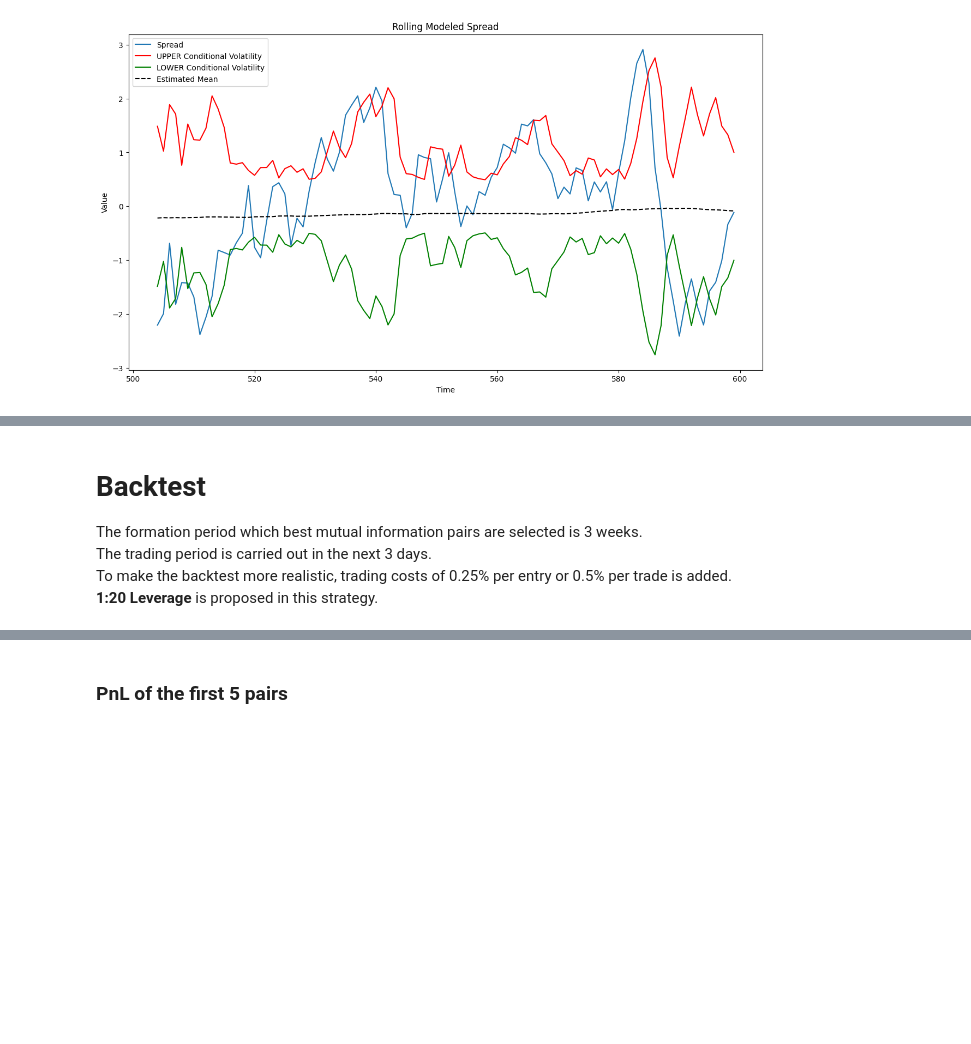
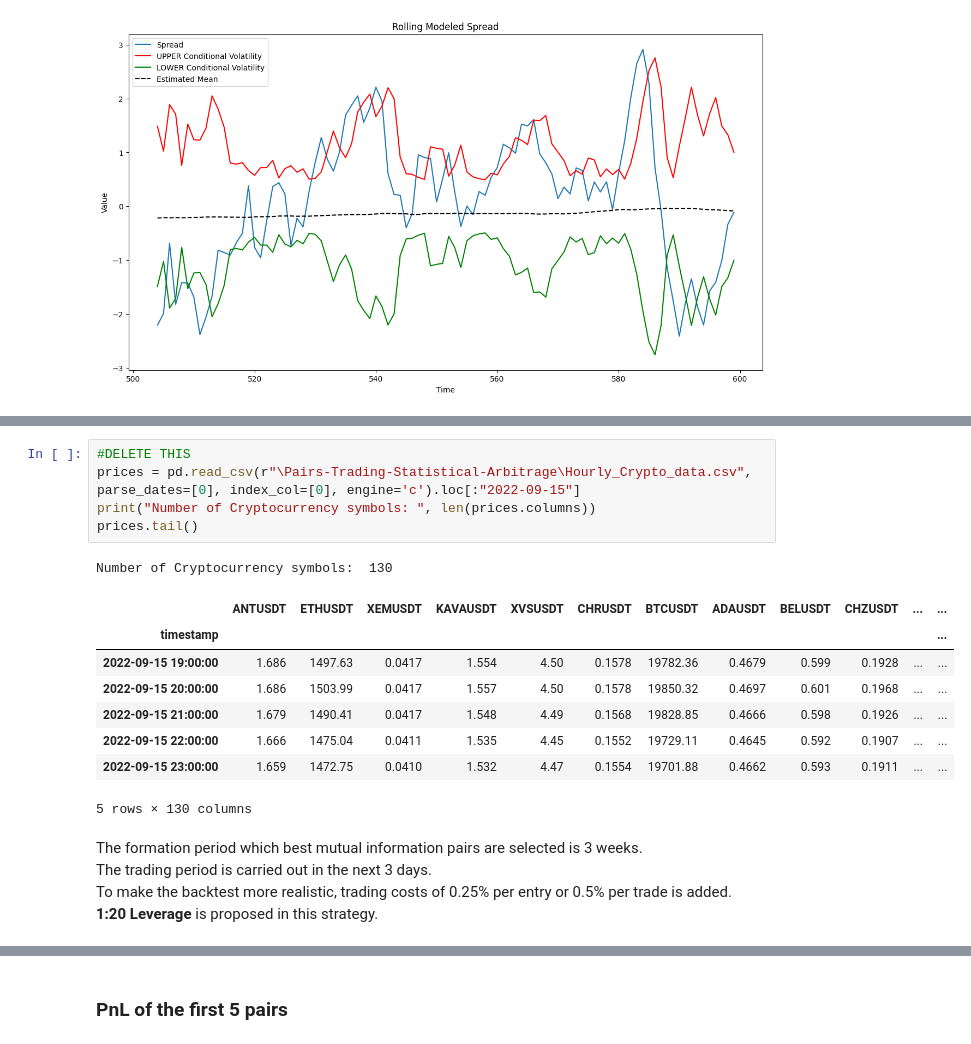
Before and after one commit to stevenpham1996/Pairs-Trading--Statistical-Arbitrage, a Jupyter notebook: mutual_information_pairs/cryptocurrency.ipynb, the cells around one changed output, grey strips where cells are left out. Drawn from its saved outputs; the diff is of its cells as text; blank space fills up the shorter version.

```diff
--- a/mutual_information_pairs/cryptocurrency.ipynb
+++ b/mutual_information_pairs/cryptocurrency.ipynb
@@ -294,5 +308,19 @@ plt.show()
+# %%
+#DELETE THIS
+prices = pd.read_csv(r"\Pairs-Trading-Statistical-Arbitrage\Hourly_Crypto_data.csv", parse_dates=[0], index_col=[0], engine='c').loc[:"2022-09-15"]
+print("Number of Cryptocurrency symbols: ", len(prices.columns))
+prices.tail()
+# %% [output]
+Number of Cryptocurrency symbols:  130
+|  | ANTUSDT | ETHUSDT | XEMUSDT | KAVAUSDT | XVSUSDT | CHRUSDT | BTCUSDT | ADAUSDT | BELUSDT | CHZUSDT | ... | ... |
+| timestamp |  |  |  |  |  |  |  |  |  |  |  | ... |
+| 2022-09-15 19:00:00 | 1.686 | 1497.63 | 0.0417 | 1.554 | 4.50 | 0.1578 | 19782.36 | 0.4679 | 0.599 | 0.1928 | ... | ... |
+| 2022-09-15 20:00:00 | 1.686 | 1503.99 | 0.0417 | 1.557 | 4.50 | 0.1578 | 19850.32 | 0.4697 | 0.601 | 0.1968 | ... | ... |
+| 2022-09-15 21:00:00 | 1.679 | 1490.41 | 0.0417 | 1.548 | 4.49 | 0.1568 | 19828.85 | 0.4666 | 0.598 | 0.1926 | ... | ... |
+| 2022-09-15 22:00:00 | 1.666 | 1475.04 | 0.0411 | 1.535 | 4.45 | 0.1552 | 19729.11 | 0.4645 | 0.592 | 0.1907 | ... | ... |
+| 2022-09-15 23:00:00 | 1.659 | 1472.75 | 0.0410 | 1.532 | 4.47 | 0.1554 | 19701.88 | 0.4662 | 0.593 | 0.1911 | ... | ... |
+5 rows × 130 columns
 # %% [markdown]
-# Backtest
 The formation period which best mutual information pairs are selected is 3 weeks.
 The trading period is carried out in the next 3 days.
 To make the backtest more realistic, trading costs of 0.25% per entry or 0.5% per trade is added.
```
Also changed, not shown: parts of 11 cells of this notebook, 2 other files.
